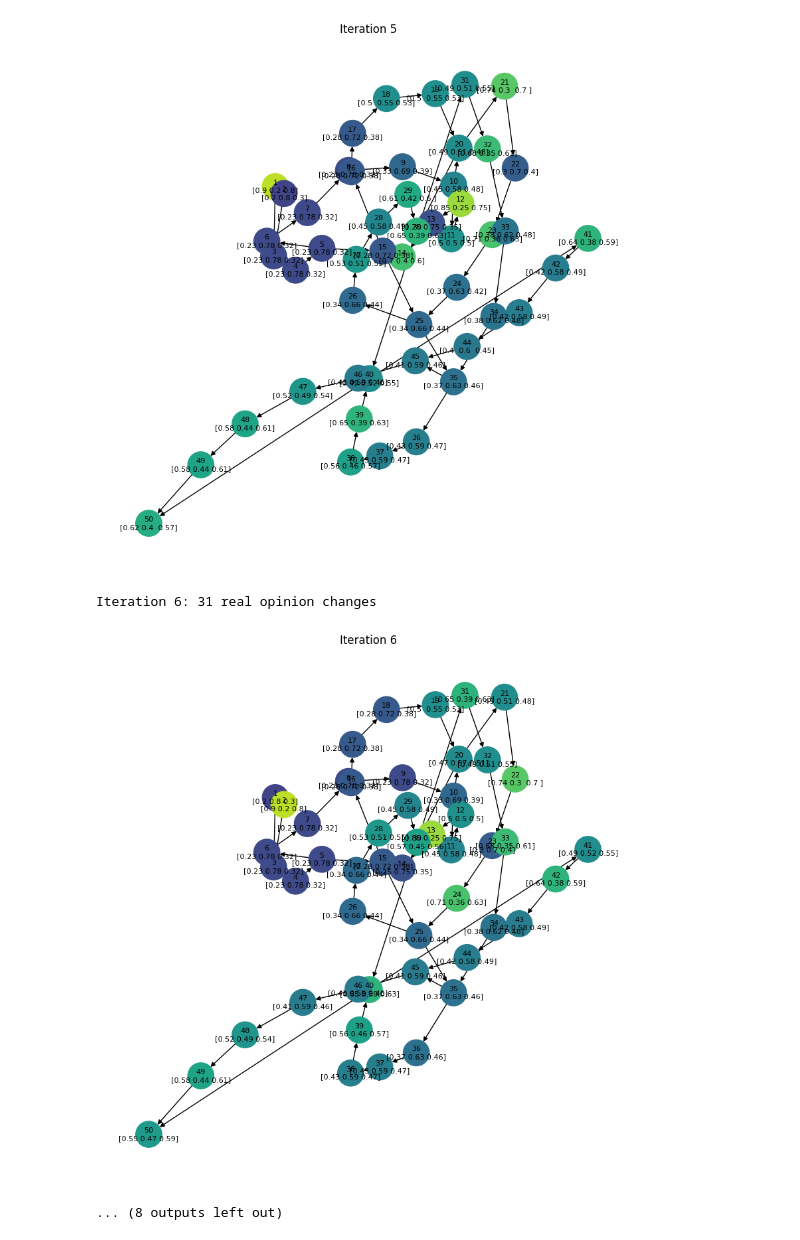
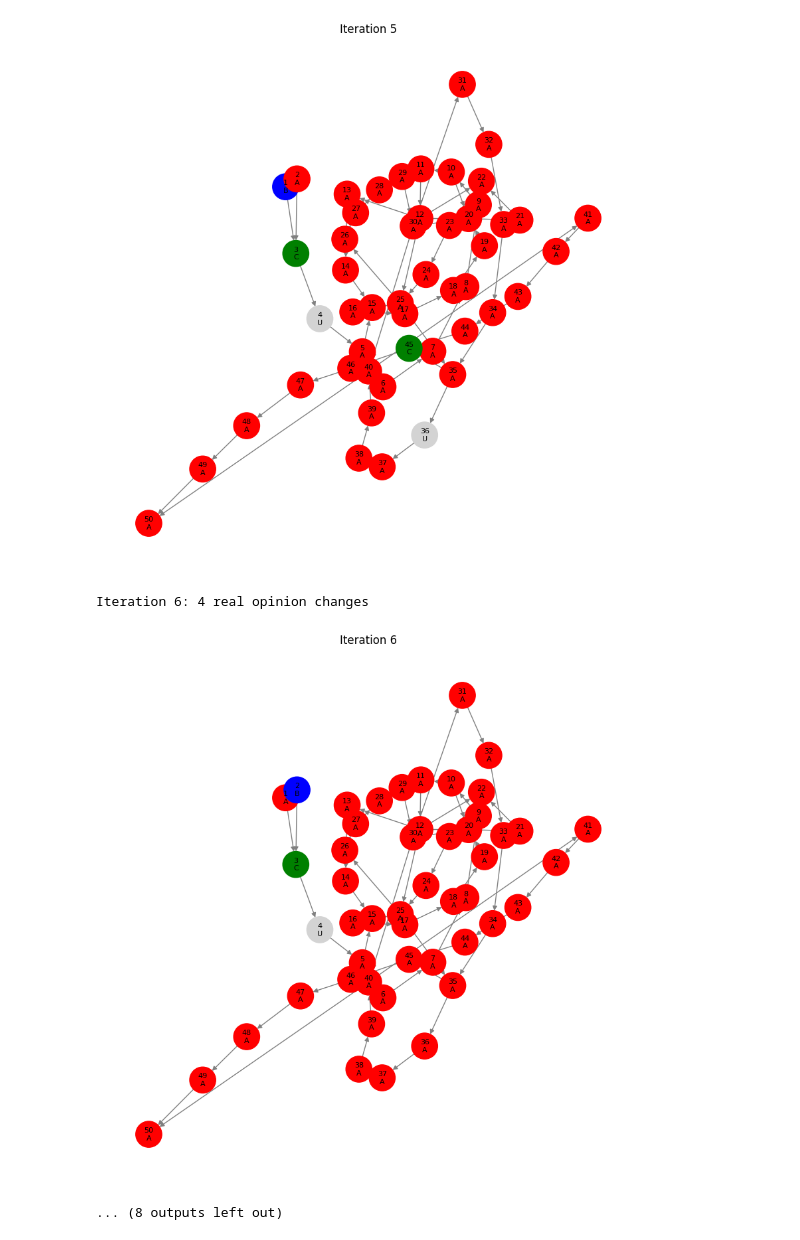
Before and after one commit to shivamRaj77/Project, a Jupyter notebook: Project/progress3.ipynb, the cells around one changed output. Drawn from its saved outputs; the diff is of its cells as text; code cells hidden in the pictures.

```diff
--- a/Project/progress3.ipynb
+++ b/Project/progress3.ipynb
@@ -38,3 +30,0 @@ with open("D:/SEM VI/Project/Dataset/nodes1.csv", "r") as f:
-# %%
-def confirmation_weight(x_u, x_v, alpha=ALPHA_CB):
-    return np.exp(-alpha * np.linalg.norm(x_u - x_v))
@@ -84,11 +118,7 @@ def export_to_excel(G, iteration, prev_opinion,
     for n in G.nodes():
         node_rows.append({
             "node": n,
-            "opinion_prev": prev_opinion[n].tolist(),
-            "opinion_curr": G.nodes[n]["opinion"].tolist(),
-            "opinion_changed": not np.allclose(
-                prev_opinion[n], G.nodes[n]["opinion"]
-            ),
+            "opinion_changed": prev_opinion.get(n) != G.nodes[n]["opinion"],
             "threshold": G.nodes[n]["threshold"],
             "iteration": iteration
         })
@@ -98,11 +128,7 @@ def export_to_excel(G, iteration, prev_opinion,
         index=False
     )
 
-    edge_rows = [
-        {"source": u, "target": v, "trust": G.edges[u, v]["trust"]}
-        for u, v in G.edges()
-    ]
-
+    edge_rows = [{"source": u, "target": v} for u, v in G.edges()]
     pd.DataFrame(edge_rows).to_excel(
         f"{out_dir}/edges_iter_{iteration}.xlsx",
         index=False
@@ -111,18 +137,11 @@ def export_to_excel(G, iteration, prev_opinion,
 pos = nx.spring_layout(G, seed=42)
 
 def plot_iteration(G, iteration):
-    colors = [
-        plt.cm.viridis(G.nodes[n]["opinion"][0])
-        for n in G.nodes()
-    ]
-
-    labels = {
-        n: f"{n}\n{np.round(G.nodes[n]['opinion'],2)}"
-        for n in G.nodes()
-    }
+    colors = [opinion_colors[G.nodes[n]["opinion"]] for n in G.nodes()]
+    labels = {n: f"{n}\n{G.nodes[n]['opinion']}" for n in G.nodes()}
 
     plt.figure(figsize=(8, 8))
-    nx.draw(G, pos, node_color=colors, node_size=800, arrows=True)
+    nx.draw(G, pos, node_color=colors, node_size=800, edge_color="gray", arrows=True)
     nx.draw_networkx_labels(G, pos, labels, font_size=8)
     plt.title(f"Iteration {iteration}")
     plt.show()
@@ -133,8 +152,8 @@ for i in range(1, MAX_ITER + 1):
     updates, prev_opinion = directed_multi_opinion_step(G)
 
     real_changes = {
-        n: op for n, op in updates.items()
-        if not np.allclose(prev_opinion[n], op)
+        node: op for node, op in updates.items()
+        if prev_opinion[node] != op
     }
 
     print(f"Iteration {i}: {len(real_changes)} real opinion changes")
@@ -145,8 +164,8 @@ for i in range(1, MAX_ITER + 1):
         plot_iteration(G, i)
         break
 
-    for n, op in real_changes.items():
-        G.nodes[n]["opinion"] = op
+    for node, op in real_changes.items():
+        G.nodes[node]["opinion"] = op
 
     export_to_excel(G, i, prev_opinion)
     plot_iteration(G, i)
@@ -163,4 +182,4 @@ Iteration 5: 33 real opinion changes
-[figure, old version]
+[figure, new version]
-Iteration 6: 31 real opinion changes
+Iteration 6: 4 real opinion changes
-[figure, old version]
+[figure, new version]
 ... (8 outputs left out)
```
Also changed, not shown: parts of 7 cells of this notebook, 25 other files.
